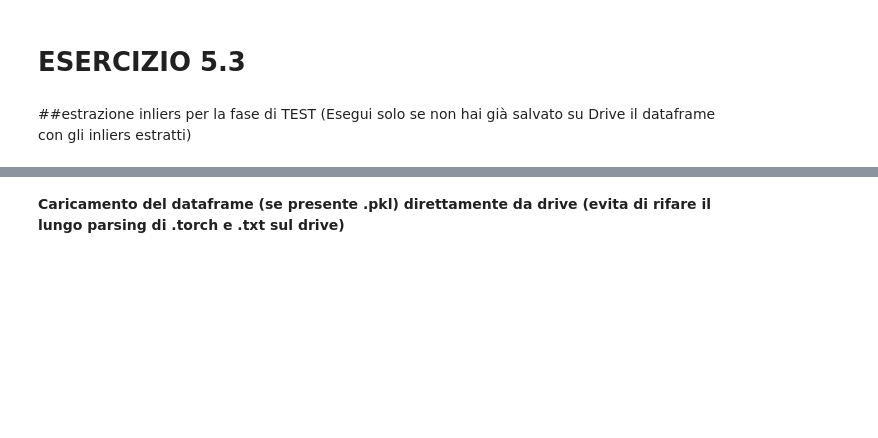
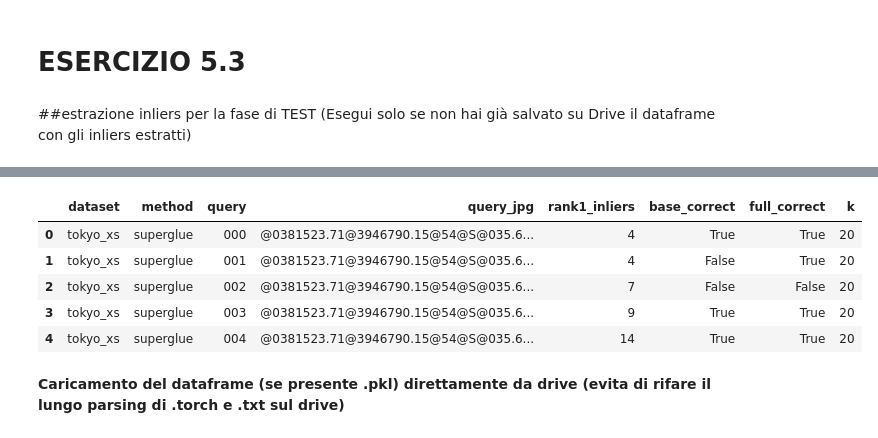
Before and after one commit to androsida/Visual-Place-Recognition-Project, a Jupyter notebook: start_your_project.ipynb, the cells around one changed output, grey strips where cells are left out. Cells and saved outputs as stored; diff of their text form; code cells hidden in the pictures; blank space fills up the shorter version.

```diff
--- a/start_your_project.ipynb
+++ b/start_your_project.ipynb
@@ -417,23 +488,47 @@ from tqdm import tqdm
 
 datasets = ['tokyo_xs', "sf_xs", "svox/sun", "svox/night"]
 methods = ['superglue', 'loftr', 'superpoint-lg']
-base_dir = '/content/drive/MyDrive/Progetto_VPR/Visual-Place-Recognition-Project/results'
+
+# LEGGO DA LOCALE: più veloce
+base_dir_read = '/content/local_results'
+
+# SALVO SU DRIVE: permanente
+base_dir_save = '/content/drive/MyDrive/Progetto_VPR/Visual-Place-Recognition-Project/results'
 
 tutti_i_dati = []
 
 # 2. Ciclo di Estrazione Universale
+
 for dataset in datasets:
     for method in methods:
 
-        preds_dir = os.path.join(base_dir, 'Image_Matching_methods', vpr_method, dataset, 'preds')
-        inliers_dir = os.path.join(base_dir, 'Image_Matching_methods', vpr_method, dataset, f'preds_{method}')
+        preds_dir = os.path.join(
+            base_dir_read,
+            'Image_Matching_methods',
+            vpr_method,
+            dataset,
+            'preds'
+        )
+
+        inliers_dir = os.path.join(
+            base_dir_read,
+            'Image_Matching_methods',
+            vpr_method,
+            dataset,
+            f'preds_{method}'
+        )
 
         if not os.path.exists(inliers_dir) or not os.path.exists(preds_dir):
+            print(f"Skip: non trovo {dataset} / {method}")
             continue
 
-        torch_files = sorted( glob(os.path.join(inliers_dir, "*.torch")), key=lambda p: int(Path(p).stem) if Path(p).stem.isdigit() else Path(p).stem )
+        torch_files = sorted(
+            glob(os.path.join(inliers_dir, "*.torch")),
+            key=lambda p: int(Path(p).stem) if Path(p).stem.isdigit() else Path(p).stem
+        )
 
         for torch_path in tqdm(torch_files, desc=f"Estrazione {dataset}/{method}", leave=False):
+
             q_name = Path(torch_path).stem
             txt_path = os.path.join(preds_dir, f"{q_name}.txt")
 
@@ -443,19 +538,23 @@ for dataset in datasets:
             # Lettura Inliers
             try:
                 data = torch.load(torch_path, map_location="cpu", weights_only=False)
-                if not data: continue
 
-                # Estraiamo tutta la lista degli inliers per questa query
+                if not data:
+                    continue
+
                 if isinstance(data, list) and isinstance(data[0], dict) and 'num_inliers' in data[0]:
                     inliers_list = [item['num_inliers'] for item in data]
+
                 elif isinstance(data, dict) and 'num_inliers' in data:
                     inliers_list = [data['num_inliers']]
+
                 else:
                     continue
+
             except Exception:
                 continue
 
-            # Lettura correttezza (Positivi)
+            # Lettura correttezza e nome reale della query
             try:
                 with open(txt_path, 'r') as f:
                     content = f.read().splitlines()
@@ -466,8 +565,17 @@ for dataset in datasets:
 
                 query_jpg = Path(content[query_start].strip()).name
 
-                predictions = [Path(line.strip()).name for line in content[preds_start:positives_start-1] if line.strip()]
-                positives = {Path(line.strip()).name for line in content[positives_start:] if line.strip()}
+                predictions = [
+                    Path(line.strip()).name
+                    for line in content[preds_start:positives_start-1]
+                    if line.strip()
+                ]
+
+                positives = {
+                    Path(line.strip()).name
+                    for line in content[positives_start:]
+                    if line.strip()
+                }
 
                 if not predictions or not positives:
                     continue
@@ -477,15 +585,15 @@ for dataset in datasets:
 
             # Calcolo metriche per la riga
             k = min(len(predictions), len(inliers_list))
-            if k == 0: continue
+
+            if k == 0:
+                continue
 
             base_correct = predictions[0] in positives
 
-            # Troviamo l'indice del candidato con più inliers per il full_reranking
             best_idx = max(range(k), key=lambda i: (inliers_list[i], -i))
             full_correct = predictions[best_idx] in positives
 
-            # Aggiungiamo la riga al "database"
             tutti_i_dati.append({
                 "dataset": dataset,
                 "method": method,
@@ -497,10 +605,15 @@ for dataset in datasets:
                 "k": k
             })
 
+
 # 3. Creazione del DataFrame globale in memoria
+
 df_risultati = pd.DataFrame(tutti_i_dati)
-# 4. Salvataggio direttamente nella cartella drive del metodo VPR del csv e del .pkl
-output_dir = Path(base_dir) / "Image_Matching_methods" / vpr_method
+
+
+# 4. Salvataggio su Drive
+
+output_dir = Path(base_dir_save) / "Image_Matching_methods" / vpr_method
 output_dir.mkdir(parents=True, exist_ok=True)
 
 pkl_path = output_dir / f"df_risultati_adaptive_{vpr_method}.pkl"
@@ -509,10 +622,9 @@ csv_path = output_dir / f"df_risultati_adaptive_{vpr_method}.csv"
 df_risultati.to_pickle(pkl_path)
 df_risultati.to_csv(csv_path, index=False)
 
-
 print(f".pkl salvato in: {pkl_path}")
 print(f"CSV salvato in: {csv_path}")
-print(f"\n Estrazione completata! Tabella creata con {len(df_risultati)} query totali.")
+print(f"\nEstrazione completata! Tabella creata con {len(df_risultati)} query totali.")
 
 df_risultati.head()
 # %% [output]
@@ -521,3 +636,9 @@ KeyboardInterrupt:
+|  | dataset | method | query | query_jpg | rank1_inliers | base_correct | full_correct | k |
+| 0 | tokyo_xs | superglue | 000 | @0381523.71@3946790.15@54@S@035.6... | 4 | True | True | 20 |
+| 1 | tokyo_xs | superglue | 001 | @0381523.71@3946790.15@54@S@035.6... | 4 | False | True | 20 |
+| 2 | tokyo_xs | superglue | 002 | @0381523.71@3946790.15@54@S@035.6... | 7 | False | False | 20 |
+| 3 | tokyo_xs | superglue | 003 | @0381523.71@3946790.15@54@S@035.6... | 9 | True | True | 20 |
+| 4 | tokyo_xs | superglue | 004 | @0381523.71@3946790.15@54@S@035.6... | 14 | True | True | 20 |
 # %% [markdown]
 **Caricamento del dataframe (se presente .pkl) direttamente da drive (evita di rifare il lungo parsing di .torch e .txt sul drive)**
 # %%
```
Also changed, not shown: parts of 18 cells of this notebook.
